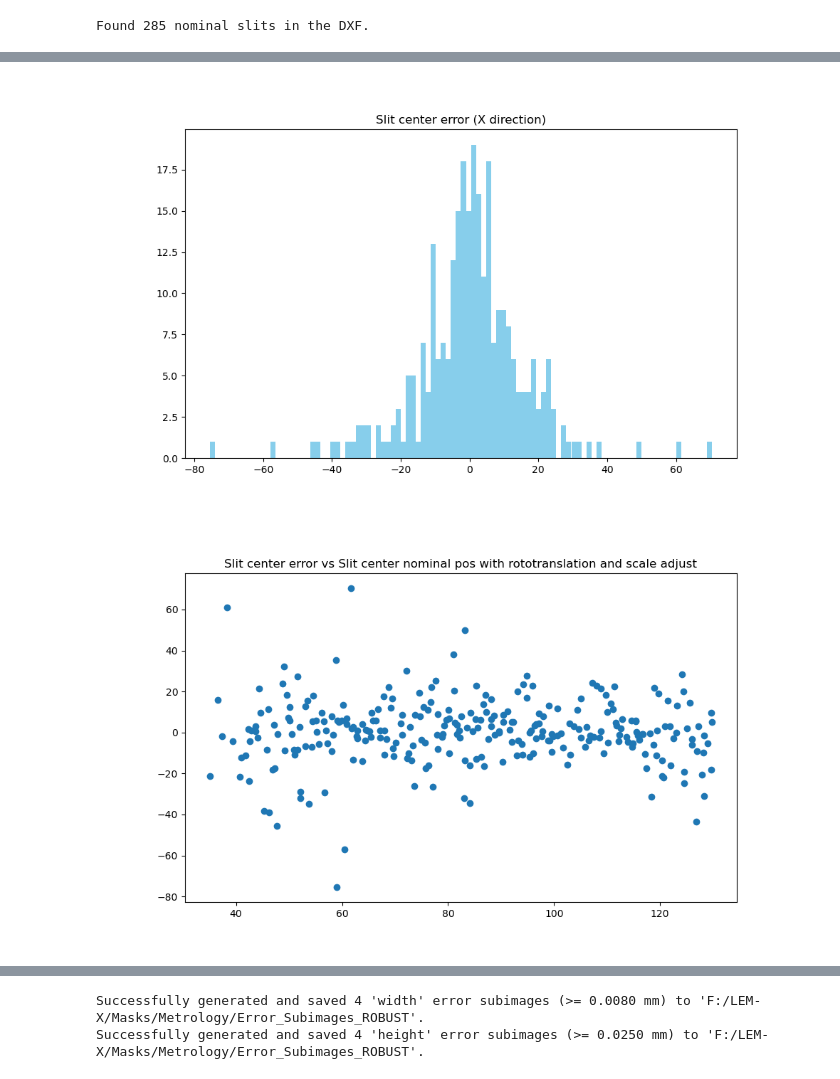
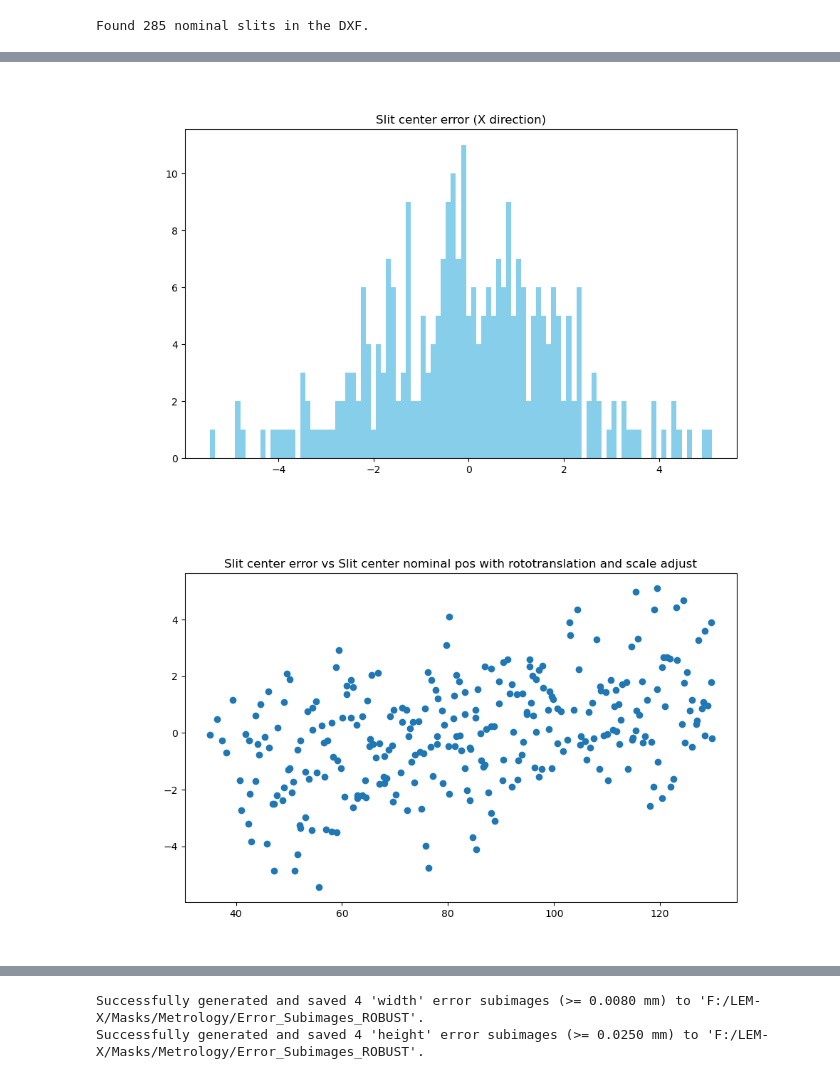
Before and after one commit to yuri-evangelista/CodedMasks, a Jupyter notebook: Metrology/mask_microscope_analysis.ipynb, the cells around one changed output, grey strips where cells are left out. Drawn from its saved outputs; the diff is of its cells as text; code cells hidden in the pictures.

```diff
--- a/Metrology/mask_microscope_analysis.ipynb
+++ b/Metrology/mask_microscope_analysis.ipynb
@@ -244,7 +249,7 @@ Found 285 nominal slits in the DXF.
 TOLERANCE_MM = 2.0
 
 # Sort the Image data (Y goes down)
-sorted_physical = ml.sort_grid(measured_slits, y_direction='down', row_tolerance=TOLERANCE_MM)
+sorted_physical = ml.sort_grid(measured_slits, y_direction='up', row_tolerance=TOLERANCE_MM)
 
 # Sort the DXF data (Y goes up)
 sorted_nominal = ml.sort_grid(nominal_measurements, y_direction='up', row_tolerance=TOLERANCE_MM)
@@ -291,16 +328,24 @@ Maximum remaining positional error: 31.0299 units
 # %%
 x_error = [item["x_error"]*1000 for item in residual_errors]
+
 x_pos = [item["center"][0] for item in aligned_physical]
+y_pos = [item["center"][1] for item in aligned_physical]
+
+for err, x, y in zip(x_error, x_pos, y_pos):
+    if abs(err) > 50:
+        print(f"x_pos: {x}, y_pos: {y} (x_error: {err:.2f})")
+
+
 plt.figure(figsize=(10, 6))
 plt.title("Slit center error (X direction)")
 plt.hist(x_error , bins=100, color='skyblue')
 plt.show()
 # %% [output]
-[figure, old version]
+[figure, new version]
 # %%
 plt.figure(figsize=(10, 6))
 plt.title("Slit center error vs Slit center nominal pos with rototranslation and scale adjust")
 plt.scatter(x_pos, x_error)
 plt.show()
 # %% [output]
-[figure, old version]
+[figure, new version]
```
Also changed, not shown: parts of 8 cells of this notebook, 1 other file.
